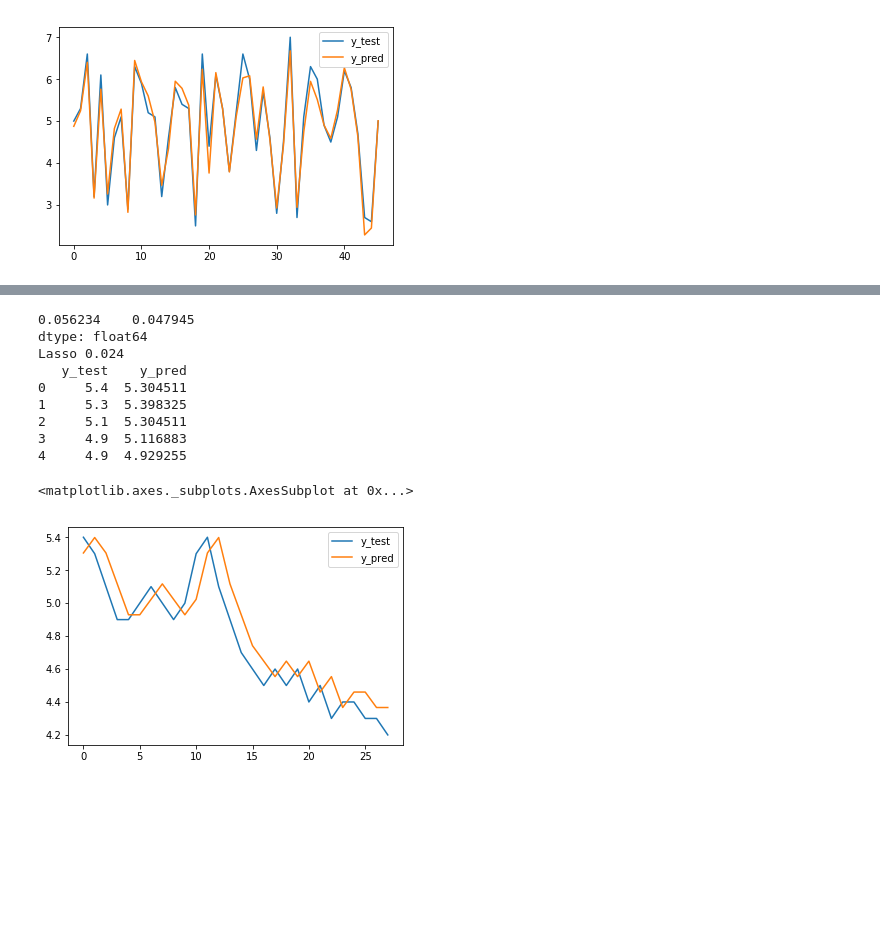
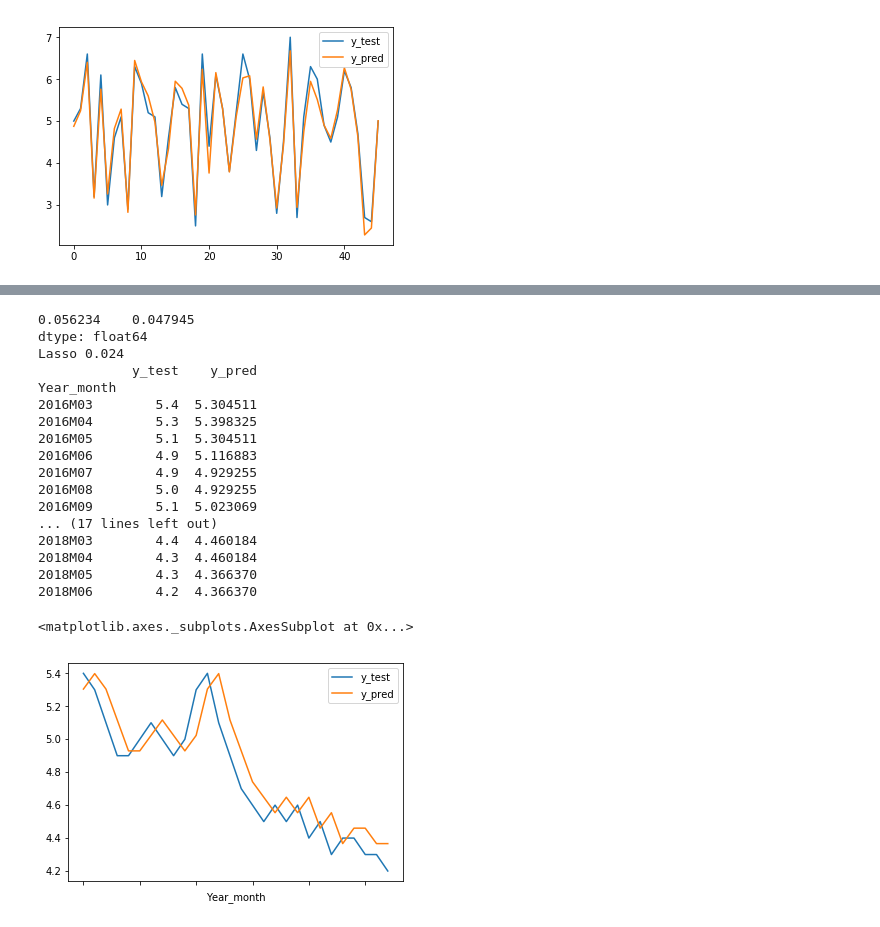
Before and after one commit to karlbindslev/sds_group29, a Jupyter notebook: Exam_project.ipynb, the cells around one changed output, grey strips where cells are left out. Saved outputs shown, nothing was run; the diff lists cells and outputs as text; code cells hidden in the pictures; blank space fills up the shorter version.

```diff
--- a/Exam_project.ipynb
+++ b/Exam_project.ipynb
@@ -17,3 +17,23 @@ import requests
 from datetime import datetime
 import json
 #import matplotlib
+# %%
+list1 = [[1,2,3], [4,5,6]]
+list2 = [[7], [8]]
+list3 = list(zip(list1, list2))
+print(list3)
+print(list(itertools.chain.from_iterable(list3)))
+
+list4 = [2,3]
+list5 = [4,5]
+list6 = list4 + list5
+print(list6)
+
+import itertools
+a = [["a","b"], ["c"]]
+print(list(itertools.chain.from_iterable(a)))
+
+
+for i in range(0,2):#len(list1)):
+    list1[i].append(list2[i][0])
+print(list1)
@@ -221,14 +293,14 @@ dev_share = train_share + valuation_share
 
 # Creating new y and X. y = first differences
 
-# Constructing first diff y
-unemp_rates_first_diff = unemp_rates.copy()
-unemp_rates_first_diff['Bruttoledige_fd'] = unemp_rates_first_diff['Bruttoledige']-unemp_rates_first_diff['Bruttoledige'].shift(1)
-unemp_rates_first_diff = unemp_rates_first_diff[1:]
-y = np.array(unemp_rates_first_diff[['Bruttoledige_fd']])
-print(y[0:10])
+## Constructing first diff y
+#unemp_rates_first_diff = unemp_rates.copy()
+#unemp_rates_first_diff['Bruttoledige_fd'] = unemp_rates_first_diff['Bruttoledige']-unemp_rates_first_diff['Bruttoledige'].shift(1)
+#unemp_rates_first_diff = unemp_rates_first_diff[1:]
+#y = np.array(unemp_rates_first_diff[['Bruttoledige_fd']])
+#print(y[0:10])
 
-print(X[0:10])
+#print(X[0:10])
 
 X_dev_ts = X[:int(len(X)*dev_share)]
 X_train_ts = X[:int(len(X)*train_share)]
@@ -281,7 +344,7 @@ len(y_test_ts): 28
 perform = []
 lambdas = np.logspace(-4, 4, 33)
 for lambda_ in lambdas:
-    pipe_lasso = make_pipeline(PolynomialFeatures(include_bias=False),
+    pipe_lasso = make_pipeline(PolynomialFeatures(),
                                StandardScaler(),
                                Lasso(alpha=lambda_, random_state=1))
     pipe_lasso.fit(X_train_ts, y_train_ts)
@@ -290,39 +353,50 @@ for lambda_ in lambdas:
 
 hyperparam_perform = pd.Series(perform,index=lambdas)
 
 optimal = hyperparam_perform.nsmallest(1)
 print(optimal) # optimal lambda
 
 # using optimal lambda in new pipe
-pipe_lasso = make_pipeline(PolynomialFeatures(include_bias=False), # dont use poly features for OLS
+pipe_lasso = make_pipeline(PolynomialFeatures(), # dont use poly features for OLS
                            StandardScaler(),
                            Lasso(alpha=optimal.index[0]))
 
 pipe_lasso.fit(X_dev_ts,y_dev_ts) # Fitting model to development data set using new pipe
 print('Lasso', round(mse(pipe_lasso.predict(X_test_ts),y_test_ts), 3))
 #print('LinReg', round(mse(pipe_lr.predict(X_test_ts),y_test_ts), 3))
 y_pred_ts = pipe_lasso.predict(X_test_ts)
 df_y_test_ts = pd.DataFrame(y_test_ts)
 df_y_pred_ts = pd.DataFrame(y_pred_ts)
 
 df_ts = pd.DataFrame()
 df_ts['y_test'] = df_y_test_ts[0]
 df_ts['y_pred'] = df_y_pred_ts[0]
+df_ts['Year_month'] = np.array(unemp_rates['Date'][int(len(y)*(train_share+valuation_share)):])
+df_ts.set_index('Year_month', inplace=True)
+#print(len(df_ts))
 
-print(df_ts.head())
+print(df_ts)
 #df_ts.reset_index(drop=True)
 #df_ts.reset_index(level=0, inplace=True)
 df_ts.plot()
 #test = np.ndarray()
 # %% [output]
 0.056234    0.047945
 dtype: float64
 Lasso 0.024
-   y_test    y_pred
-0     5.4  5.304511
-1     5.3  5.398325
-2     5.1  5.304511
-3     4.9  5.116883
-4     4.9  4.929255
+            y_test    y_pred
+Year_month
+2016M03        5.4  5.304511
+2016M04        5.3  5.398325
+2016M05        5.1  5.304511
+2016M06        4.9  5.116883
+2016M07        4.9  4.929255
+2016M08        5.0  4.929255
+2016M09        5.1  5.023069
+... (17 lines left out)
+2018M03        4.4  4.460184
+2018M04        4.3  4.460184
+2018M05        4.3  4.366370
+2018M06        4.2  4.366370
 <matplotlib.axes._subplots.AxesSubplot at 0x...>
-[figure, old version]
+[figure, new version]
```
Also changed, not shown: parts of 3 cells of this notebook.
